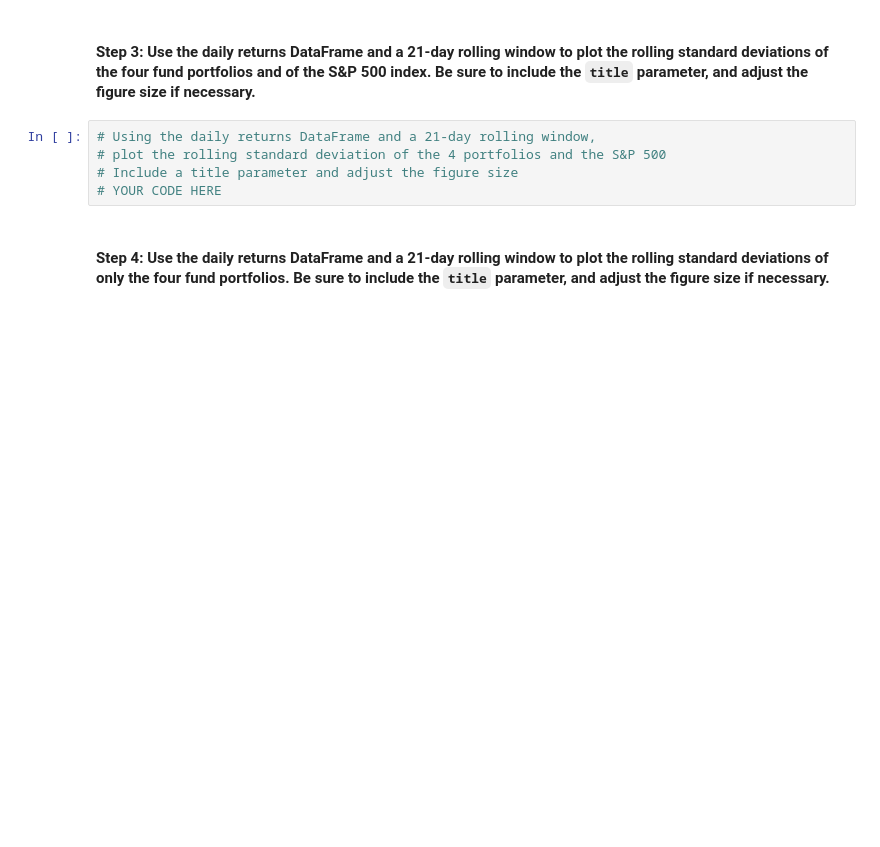
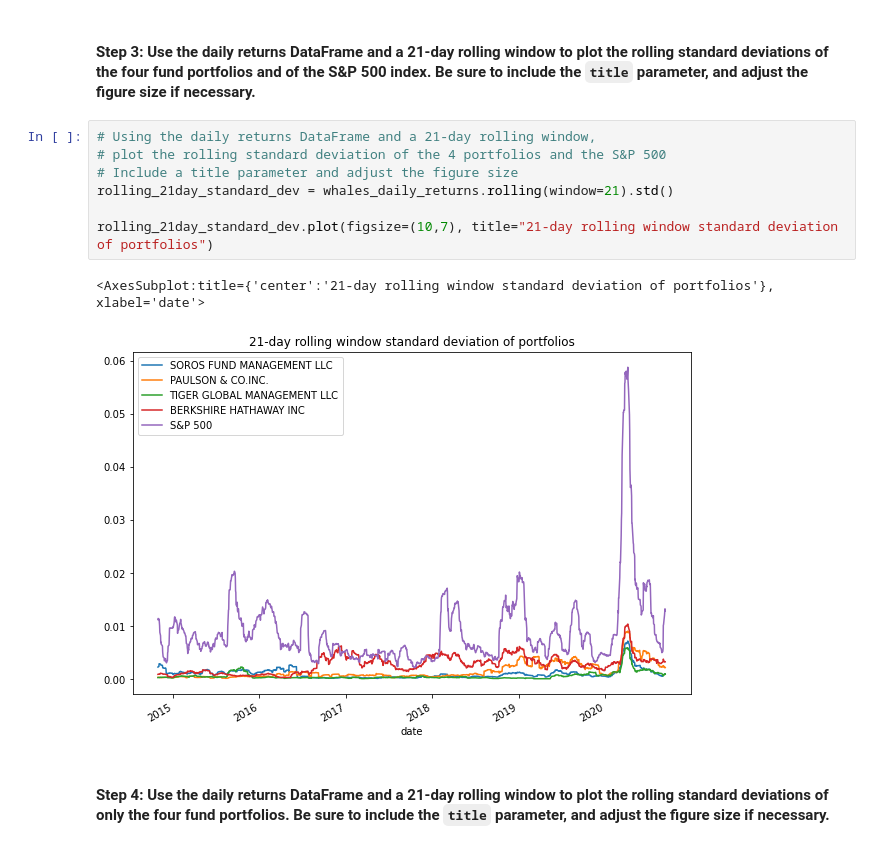
Before and after one commit to wynham/Module_4_Challenge, a Jupyter notebook: Module_4_Challenge/risk_return_analysis.ipynb, the cells around one changed output. Saved outputs shown, nothing was run; the diff lists cells and outputs as text; blank space fills up the shorter version.

```diff
--- a/Module_4_Challenge/risk_return_analysis.ipynb
+++ b/Module_4_Challenge/risk_return_analysis.ipynb
@@ -249,8 +269,13 @@ Evaluate the risk profile of each portfolio by using the standard deviation and
 # %%
 # Using the daily returns DataFrame and a 21-day rolling window,
 # plot the rolling standard deviation of the 4 portfolios and the S&P 500
 # Include a title parameter and adjust the figure size
-# YOUR CODE HERE
+rolling_21day_standard_dev = whales_daily_returns.rolling(window=21).std()
+
+rolling_21day_standard_dev.plot(figsize=(10,7), title="21-day rolling window standard deviation of portfolios")
+# %% [output]
+<AxesSubplot:title={'center':'21-day rolling window standard deviation of portfolios'}, xlabel='date'>
+[figure, added]
 # %% [markdown]
 #### Step 4: Use the daily returns DataFrame and a 21-day rolling window to plot the rolling standard deviations of only the four fund portfolios. Be sure to include the `title` parameter, and adjust the figure size if necessary.
 # %%
```
Also changed, not shown: parts of 24 cells of this notebook.
